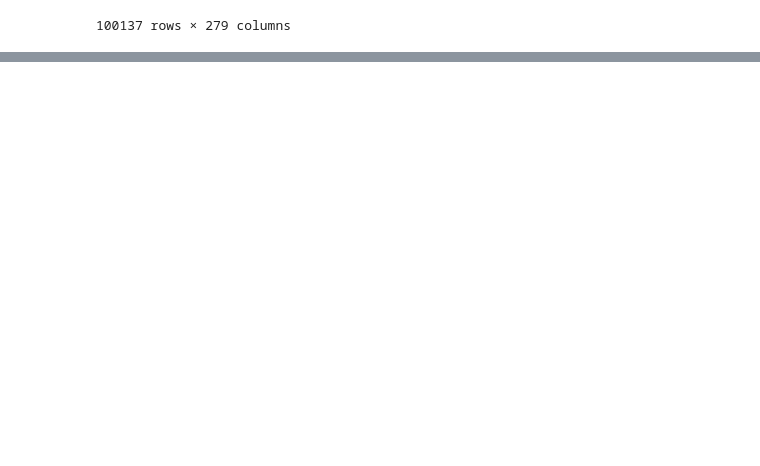
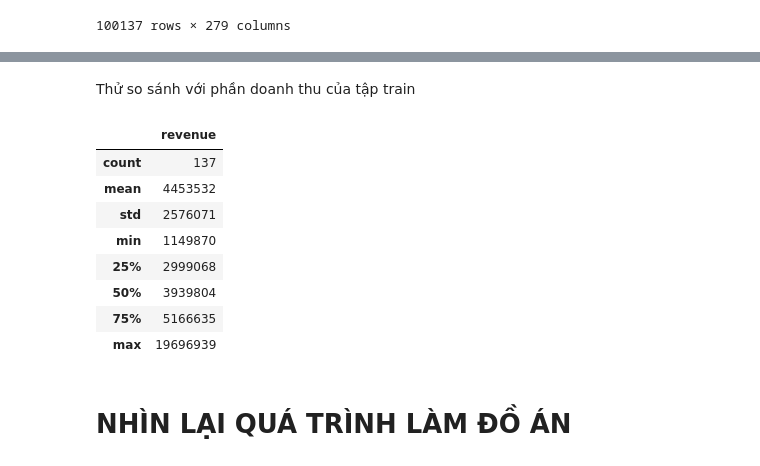
Before and after one commit to khanhson261/DAMH_KHDLUD, a Jupyter notebook: Report.ipynb, the cells around one changed output, grey strips where cells are left out. Cells and saved outputs as stored; diff of their text form; code cells hidden in the pictures; blank space fills up the shorter version.

```diff
--- a/Report.ipynb
+++ b/Report.ipynb
@@ -604,0 +623,3 @@ df.describe()
+# %%
+train = df.loc[pd.notnull(df.revenue)]
+test = df.loc[pd.isnull(df.revenue)].drop(['revenue'], axis=1)
@@ -604,0 +728,16 @@ df.describe()
+# %% [markdown]
+Thử so sánh với phần doanh thu của tập train
+# %%
+train[['revenue']].describe().astype(int)
+# %% [output]
+|  | revenue |
+| count | 137 |
+| mean | 4453532 |
+| std | 2576071 |
+| min | 1149870 |
+| 25% | 2999068 |
+| 50% | 3939804 |
+| 75% | 5166635 |
+| max | 19696939 |
+# %% [markdown]
+# NHÌN LẠI QUÁ TRÌNH LÀM ĐỒ ÁN
```
Also changed, not shown: parts of 50 cells of this notebook.
